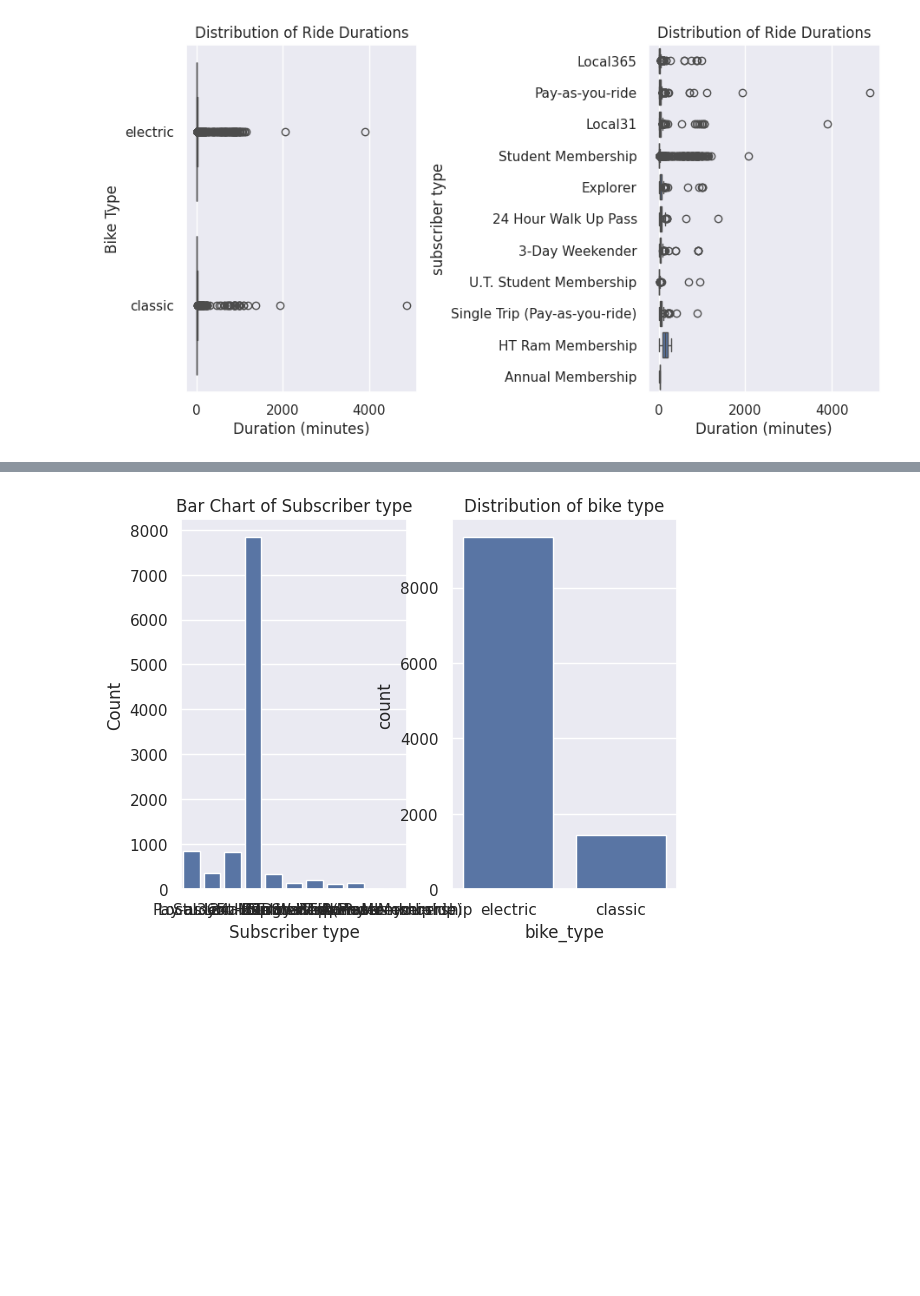
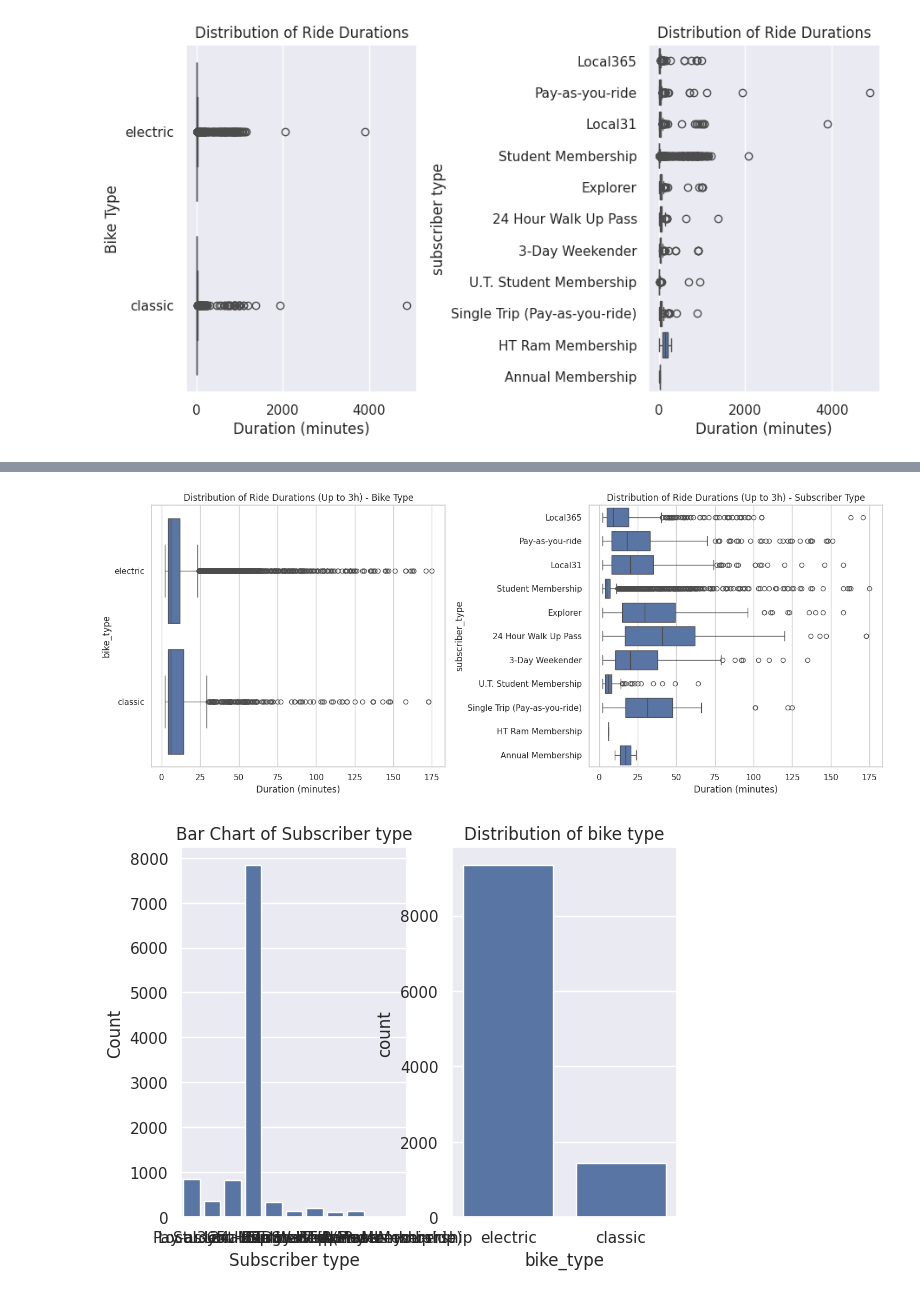
Before and after one commit to safaa12/zen-city, a Jupyter notebook: zen_city.ipynb, the cells around one changed output, grey strips where cells are left out. Drawn from its saved outputs; the diff is of its cells as text; code cells hidden in the pictures; blank space fills up the shorter version.

```diff
--- a/zen_city.ipynb
+++ b/zen_city.ipynb
@@ -231,3 +267,29 @@ plt.show()
+# %%
+import pandas as pd
+import seaborn as sns
+import matplotlib.pyplot as plt
+
+# 1. סינון הנתונים - נשמור רק נסיעות קצרות מ-180 דקות
+rentals_filtered = rentals[rentals['duration_minutes'] <= 180]
+
+# הגדרת סגנון ויזואלי
+sns.set_theme(style="whitegrid")
+fig, axes = plt.subplots(1, 2, figsize=(15, 6))
+
+# גרף 1: התפלגות לפי סוג אופניים (ללא חריגים קיצוניים)
+sns.boxplot(data=rentals_filtered, x='duration_minutes', y='bike_type', ax=axes[0])
+axes[0].set_title('Distribution of Ride Durations (Up to 3h) - Bike Type')
+axes[0].set_xlabel('Duration (minutes)')
+
+# גרף 2: התפלגות לפי סוג מנוי (ללא חריגים קיצוניים)
+sns.boxplot(data=rentals_filtered, x='duration_minutes', y='subscriber_type', ax=axes[1])
+axes[1].set_title('Distribution of Ride Durations (Up to 3h) - Subscriber Type')
+axes[1].set_xlabel('Duration (minutes)')
+
+plt.tight_layout()
+plt.show()
+# %% [output]
+[figure, added]
 # %%
 #distribution of catagorical variables:
 #distribution of subscriber_type:
```
Also changed, not shown: parts of 12 cells of this notebook.
